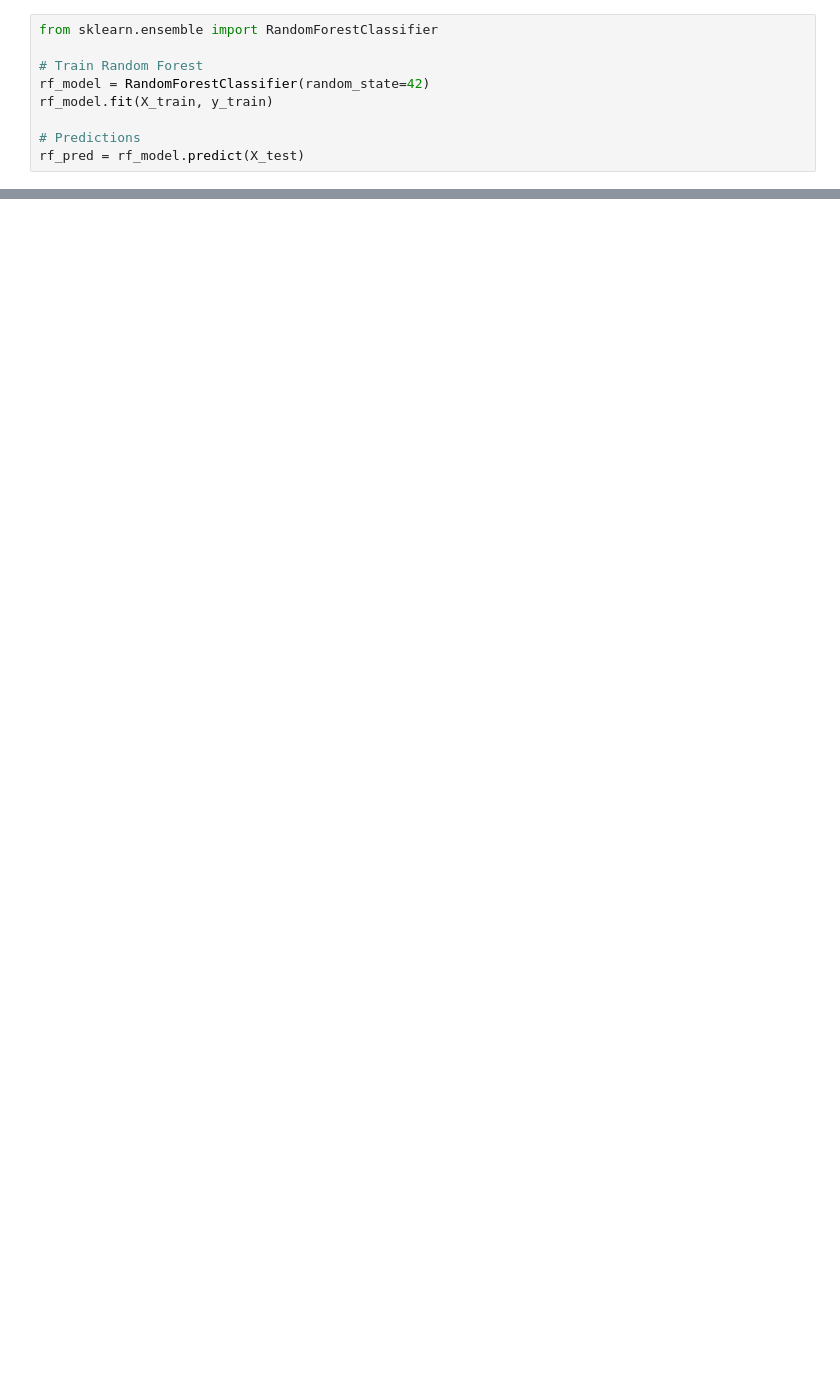
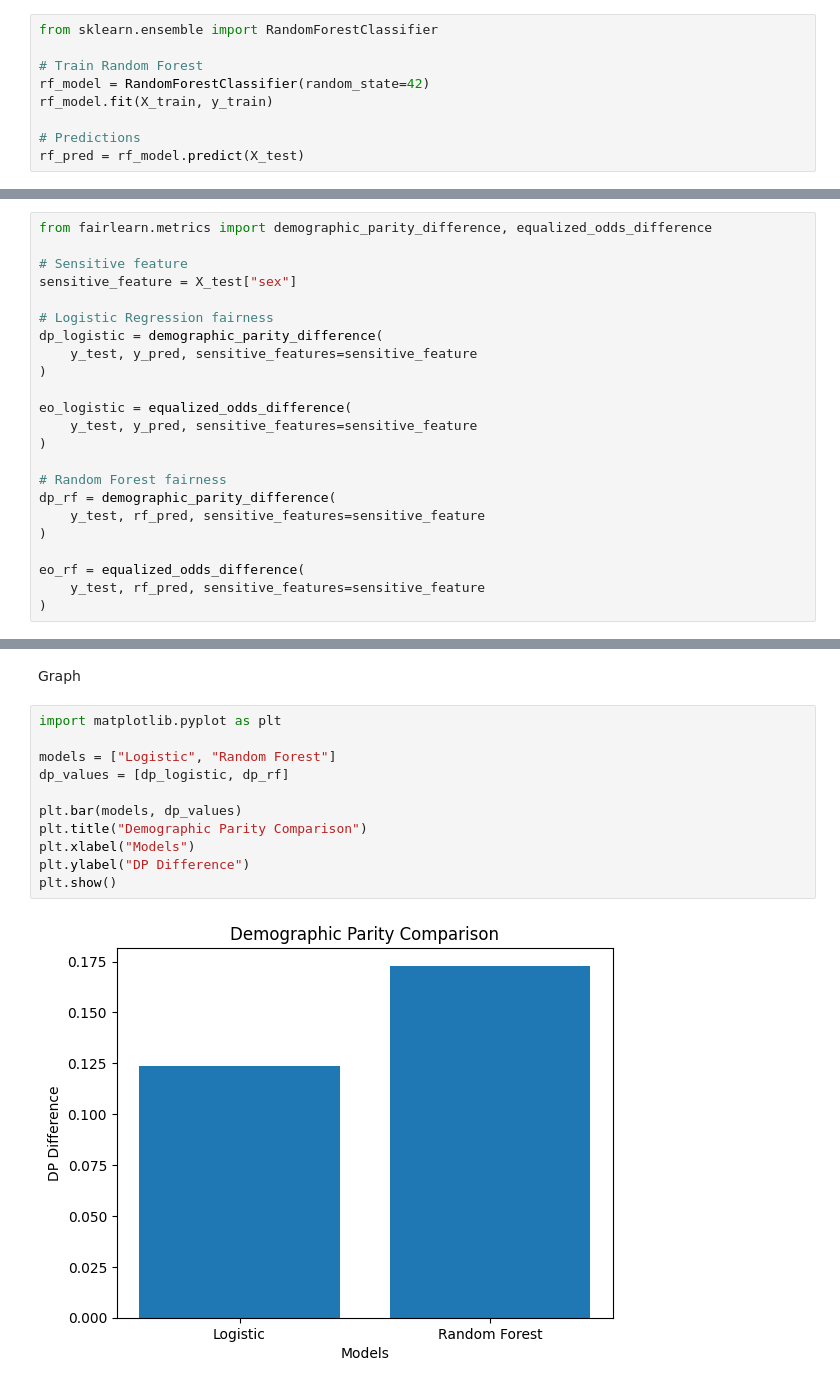
Before and after one commit to kanishka1114/fairness-auditor-ai, a Jupyter notebook: AUDITING.ipynb, the cells around one changed output, grey strips where cells are left out. Saved outputs shown, nothing was run; the diff lists cells and outputs as text; blank space fills up the shorter version.

```diff
--- a/AUDITING.ipynb
+++ b/AUDITING.ipynb
@@ -248,0 +326,23 @@ rf_pred = rf_model.predict(X_test)
+# %%
+from fairlearn.metrics import demographic_parity_difference, equalized_odds_difference
+
+# Sensitive feature
+sensitive_feature = X_test["sex"]
+
+# Logistic Regression fairness
+dp_logistic = demographic_parity_difference(
+    y_test, y_pred, sensitive_features=sensitive_feature
+)
+
+eo_logistic = equalized_odds_difference(
+    y_test, y_pred, sensitive_features=sensitive_feature
+)
+
+# Random Forest fairness
+dp_rf = demographic_parity_difference(
+    y_test, rf_pred, sensitive_features=sensitive_feature
+)
+
+eo_rf = equalized_odds_difference(
+    y_test, rf_pred, sensitive_features=sensitive_feature
+)
@@ -248,0 +395,15 @@ rf_pred = rf_model.predict(X_test)
+# %% [markdown]
+Graph
+# %%
+import matplotlib.pyplot as plt
+
+models = ["Logistic", "Random Forest"]
+dp_values = [dp_logistic, dp_rf]
+
+plt.bar(models, dp_values)
+plt.title("Demographic Parity Comparison")
+plt.xlabel("Models")
+plt.ylabel("DP Difference")
+plt.show()
+# %% [output]
+[figure, added]
```
Also changed, not shown: parts of 17 cells of this notebook.
